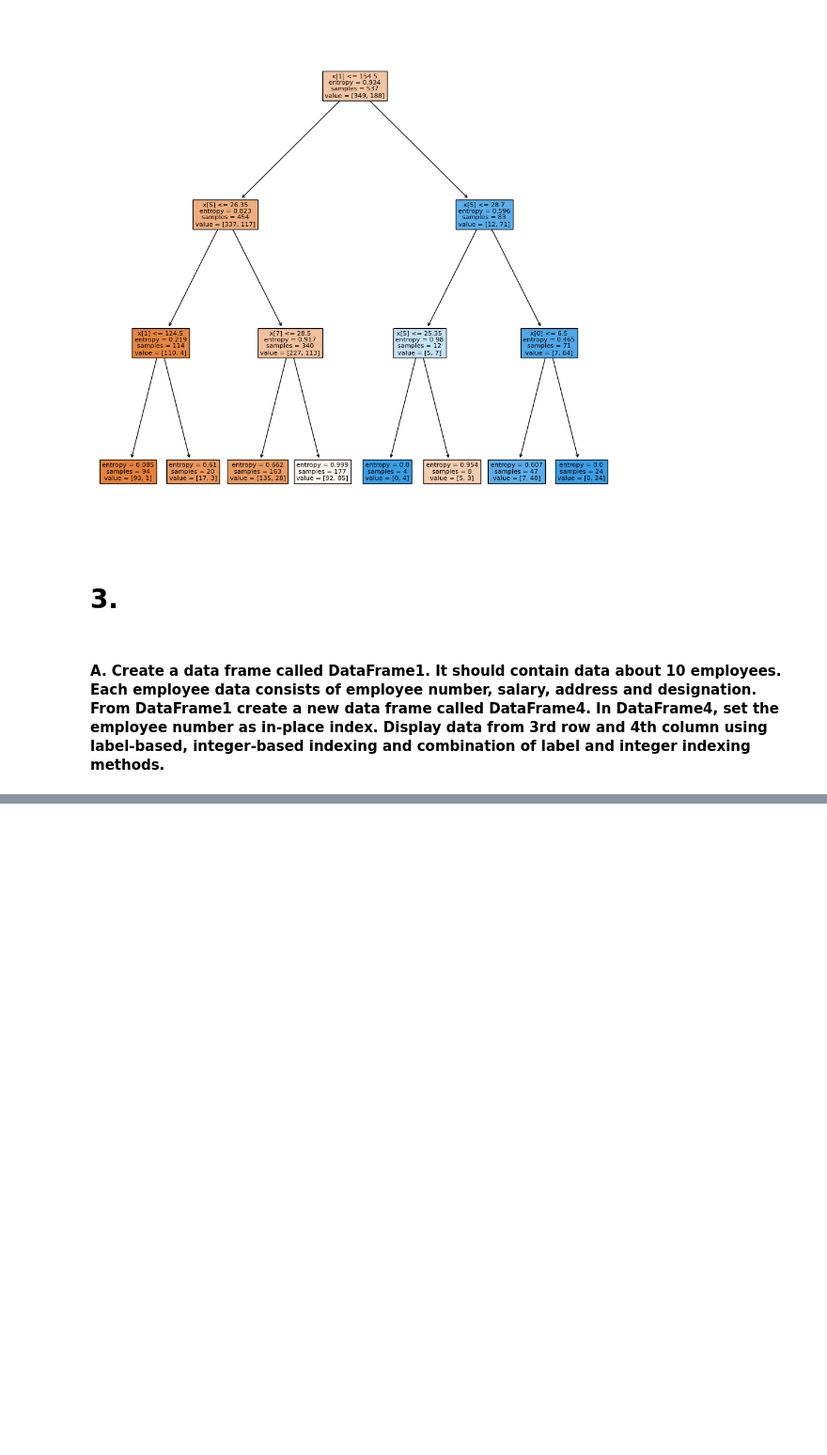
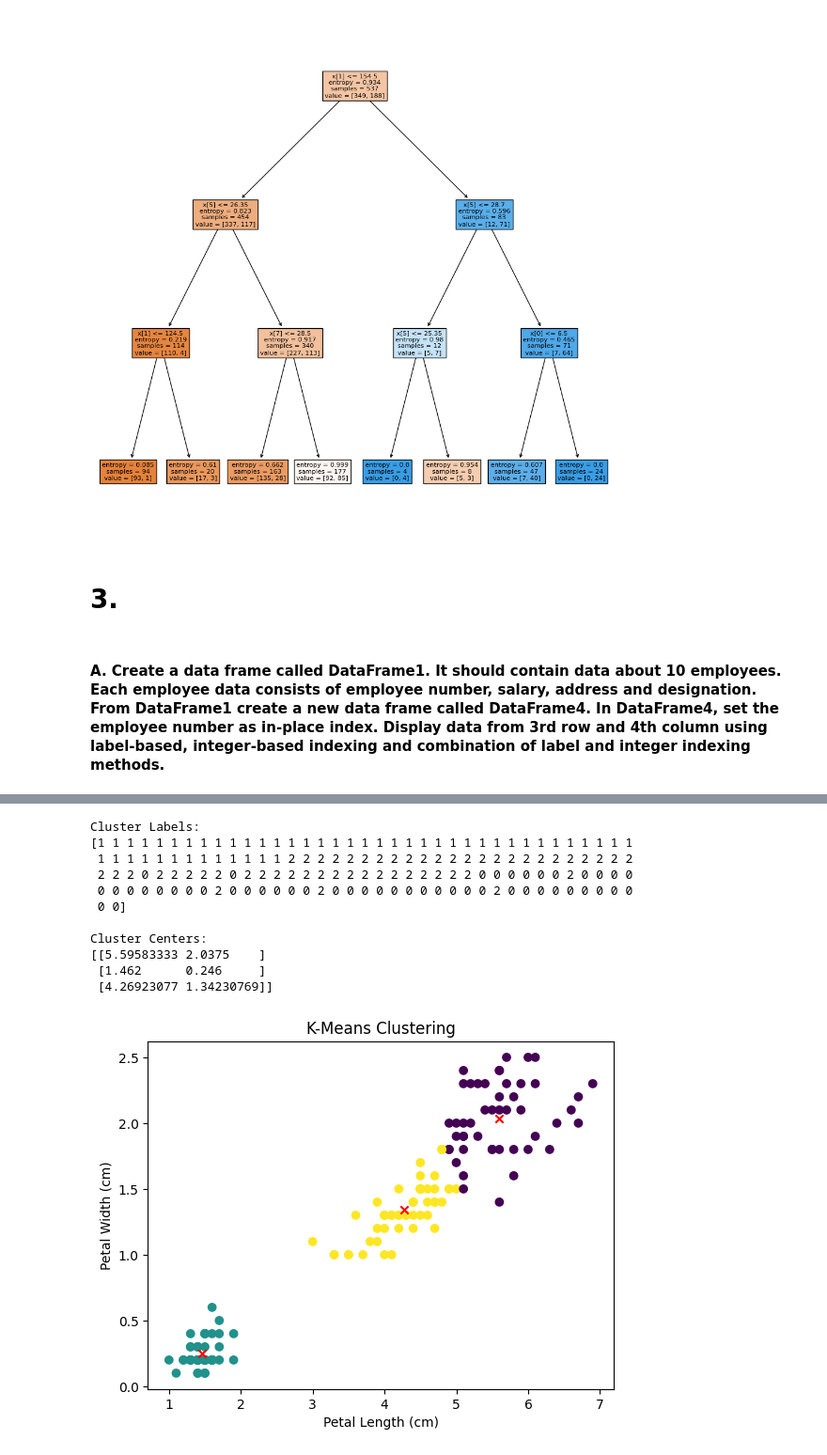
Before and after one commit to venaxin/MachineLearning, a Jupyter notebook: Untitled.ipynb, the cells around one changed output, grey strips where cells are left out. Shown at 94% size. Saved outputs shown, nothing was run; the diff lists cells and outputs as text; code cells hidden in the pictures; blank space fills up the shorter version.

```diff
--- a/Untitled.ipynb
+++ b/Untitled.ipynb
@@ -285,0 +347,58 @@ DataFrame1 = pd.DataFrame(
+# %%
+import pandas as pd
+import numpy as np
+import matplotlib.pyplot as plt
+from sklearn.cluster import KMeans
+from sklearn.datasets import load_iris
+
+# Load the IRIS dataset
+iris = load_iris()
+
+# Extract Petal Length and Petal Width features
+X = iris.data[:,2:4]
+
+# Apply K-Means clustering
+kmeans = KMeans(n_clusters=3)
+kmeans.fit(X)
+
+# Get cluster labels and cluster centers
+cluster_labels = kmeans.labels_
+cluster_centers = kmeans.cluster_centers_
+
+# Display cluster labels and cluster centers
+print("Cluster Labels:")
+print(cluster_labels)
+print("\nCluster Centers:")
+print(cluster_centers)
+
+# Draw a graph to show the clusters
+plt.scatter(X[:, 0], X[:, 1], c=cluster_labels)
+plt.scatter(cluster_centers[:, 0], cluster_centers[:, 1], c='red', marker='x')
+plt.xlabel("Petal Length (cm)")
+plt.ylabel("Petal Width (cm)")
+plt.title("K-Means Clustering")
+plt.show()
+
+# Accept new instance values from the user
+new_petal_length = float(input("Enter the Petal Length (cm) for the new instance: "))
+new_petal_width = float(input("Enter the Petal Width (cm) for the new instance: "))
+
+# Predict the cluster for the new instance
+new_instance = np.array([[new_petal_length, new_petal_width]])
+new_cluster = kmeans.predict(new_instance)
+
+# Display the cluster for the new instance
+print("Cluster for the new instance:", new_cluster[0])
+# %% [output]
+Cluster Labels:
+[1 1 1 1 1 1 1 1 1 1 1 1 1 1 1 1 1 1 1 1 1 1 1 1 1 1 1 1 1 1 1 1 1 1 1 1 1
+ 1 1 1 1 1 1 1 1 1 1 1 1 1 2 2 2 2 2 2 2 2 2 2 2 2 2 2 2 2 2 2 2 2 2 2 2 2
+ 2 2 2 0 2 2 2 2 2 0 2 2 2 2 2 2 2 2 2 2 2 2 2 2 2 2 0 0 0 0 0 0 2 0 0 0 0
+ 0 0 0 0 0 0 0 0 2 0 0 0 0 0 0 2 0 0 0 0 0 0 0 0 0 0 0 2 0 0 0 0 0 0 0 0 0
+ 0 0]
+
+Cluster Centers:
+[[5.59583333 2.0375    ]
+ [1.462      0.246     ]
+ [4.26923077 1.34230769]]
+[figure, added]
```
Also changed, not shown: parts of 6 cells of this notebook.
